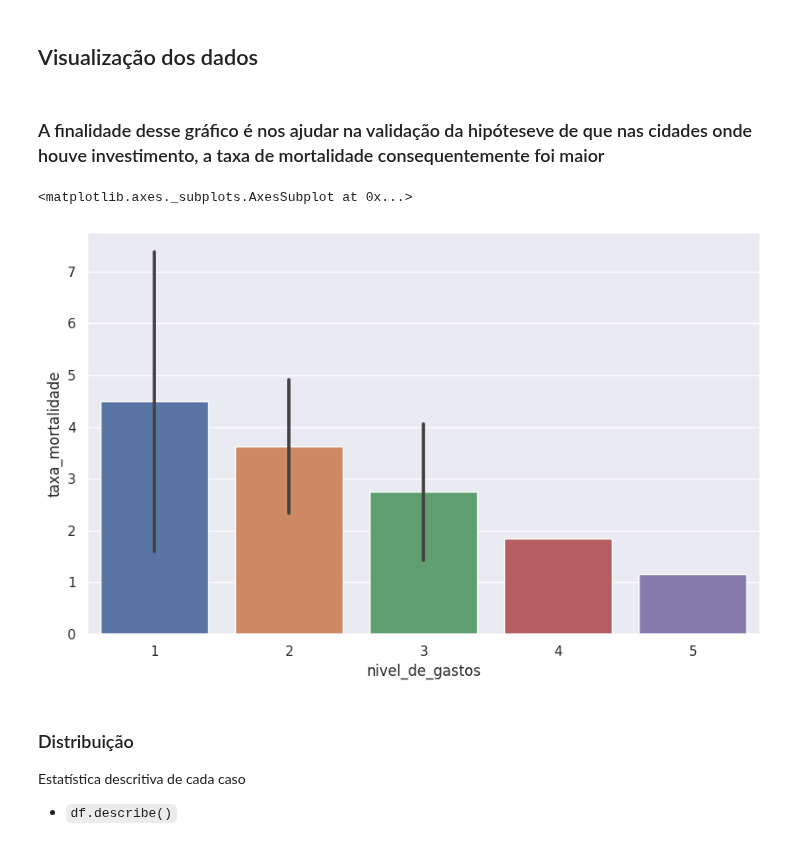
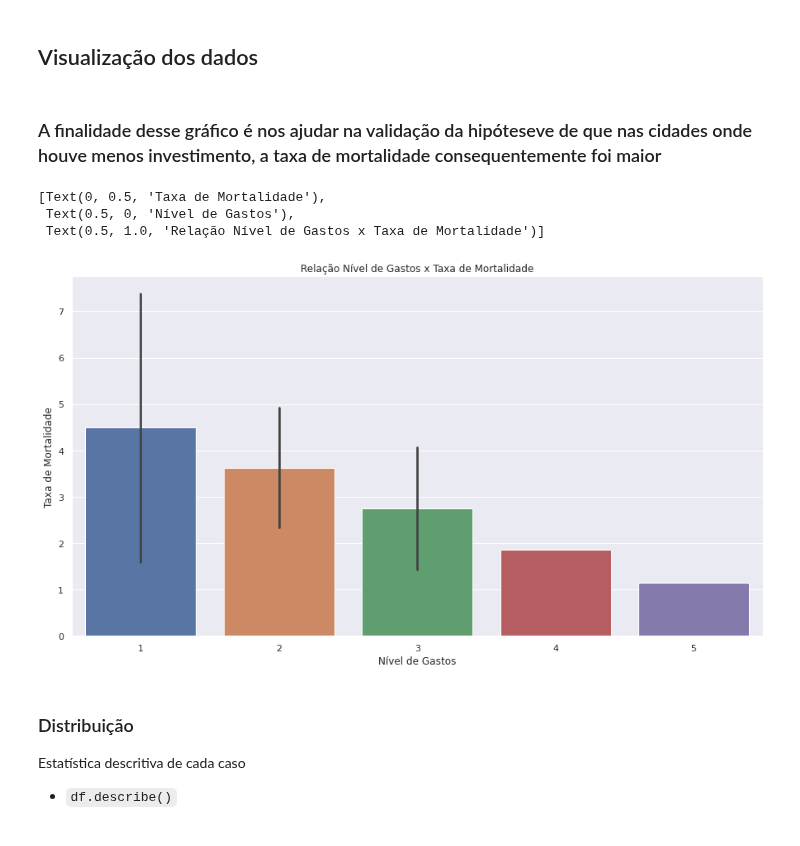
Before and after one commit to marcosw1998/Data-Science, a Jupyter notebook: Analysis_Notebook/covid_spends_brazil.ipynb, the cells around one changed output. Cells and saved outputs as stored; diff of their text form; code cells hidden in the pictures.

```diff
--- a/Analysis_Notebook/covid_spends_brazil.ipynb
+++ b/Analysis_Notebook/covid_spends_brazil.ipynb
@@ -377,6 +376,3 @@ covidPeCases= covidPeCases.filter(items=['city', 'last_available_confirmed','las
 covidPeCases= covidPeCases.rename(columns={"city": "municipio", "last_available_confirmed": "casos_confirmados",
                    "last_available_deaths": "mortes_confirmadas", "last_available_death_rate": "taxa_mortalidade",
                    "estimated_population": "pop_estimada"})
-# %%
-covidPeCases = covidPeCases[covidPeCases.municipio.isin(cidades)]
-covidPeCases
@@ -396,0 +379,8 @@ covidPeCases['confirmados_por_populacao'] = covidPeCases['casos_confirmados']/co
+# %%
+#Guardando uma cópia dos dados de todas as cidades
+oldCovidPeCases = covidPeCases
+
+#Filtrando as cidades que selecionamos os gastos no portal da transparência
+cities = ['Arcoverde', 'Buíque', 'Caruaru', 'Garanhuns', 'Jaboatão dos Guararapes', 'Olinda', 'Paulista', 'Petrolina', 'Recife', 'Serra Talhada']
+covidPeCases = covidPeCases[covidPeCases.municipio.isin(cities)]
+covidPeCases
@@ -722,14 +773,16 @@ invest_covidPe.set_index('data_hora')
 # %% [markdown]
 ## Visualização dos dados
 # %% [markdown]
-### A finalidade desse gráfico é nos ajudar na validação da hipóteseve de que nas cidades onde houve investimento, a taxa de mortalidade consequentemente foi maior
+### A finalidade desse gráfico é nos ajudar na validação da hipóteseve de que nas cidades onde houve menos investimento, a taxa de mortalidade consequentemente foi maior
 # %%
 sns.set()
-plt.figure(figsize=(10,6))
-sns.barplot(x='nivel_de_gastos', y='taxa_mortalidade', data=covidPeCases)
+plt.figure(figsize=(15,8))
+sns.barplot(x='nivel_de_gastos', y='taxa_mortalidade', data=covidPeCases).set(title='Relação Nível de Gastos x Taxa de Mortalidade', xlabel='Nível de Gastos', ylabel='Taxa de Mortalidade')
 # %% [output]
-<matplotlib.axes._subplots.AxesSubplot at 0x...>
+[Text(0, 0.5, 'Taxa de Mortalidade'),
+ Text(0.5, 0, 'Nível de Gastos'),
+ Text(0.5, 1.0, 'Relação Nível de Gastos x Taxa de Mortalidade')]
-[figure, old version]
+[figure, new version]
 # %% [markdown]
 ### Distribuição
 Estatística descritiva de cada caso
```
Also changed, not shown: parts of 27 cells of this notebook.
